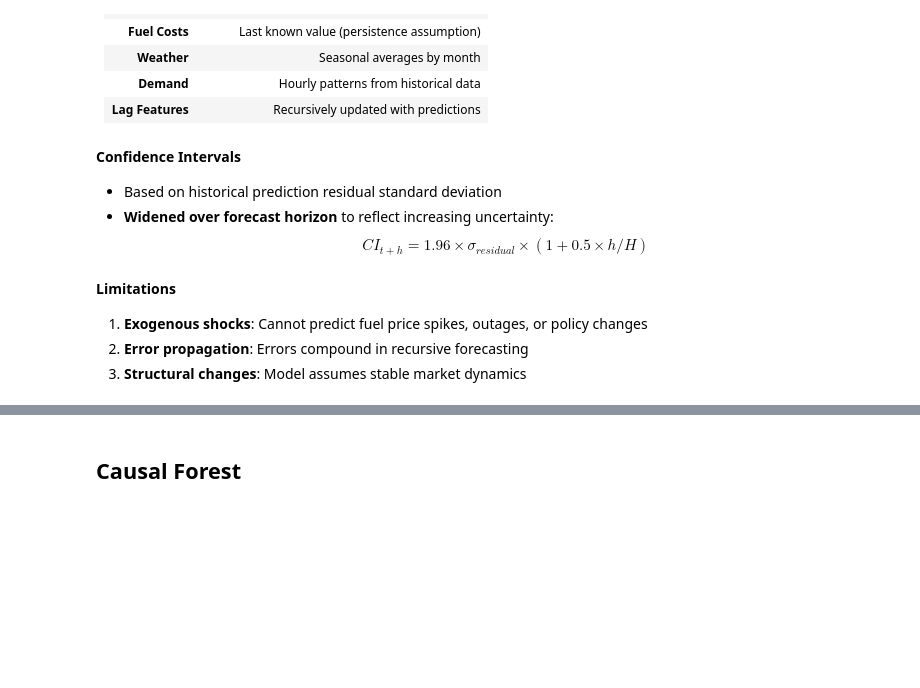
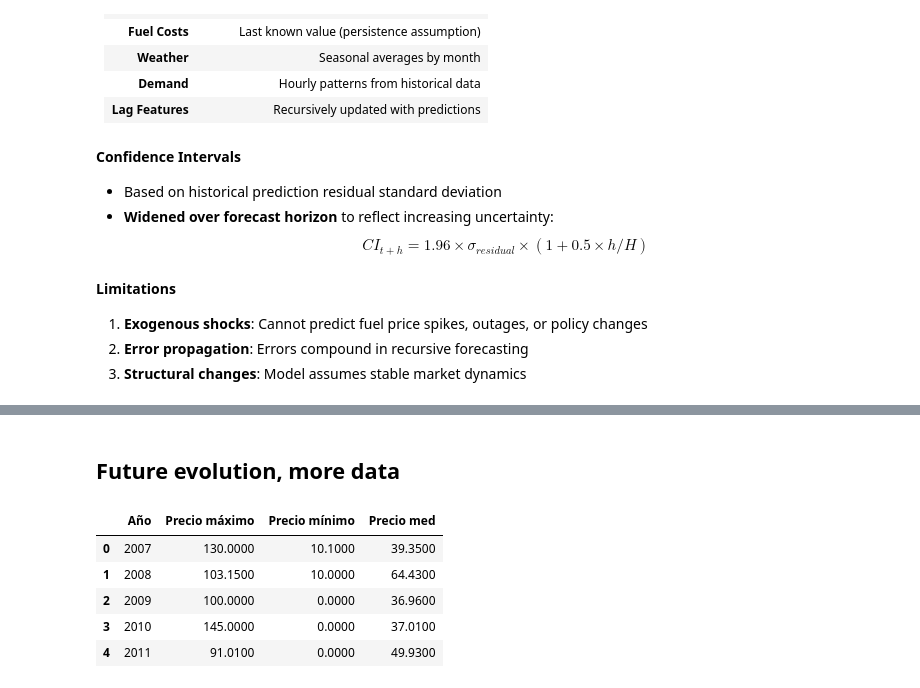
Before and after one commit to svenhominal/MGT-494_Project, a Jupyter notebook: extension_code.ipynb, the cells around one changed output, grey strips where cells are left out. Drawn from its saved outputs; the diff is of its cells as text; code cells hidden in the pictures; blank space fills up the shorter version.

```diff
--- a/extension_code.ipynb
+++ b/extension_code.ipynb
@@ -2657,0 +2660,29 @@ All 30 June 2005 days are shown.
+# %%
+# =============================================================================
+# EXAMINE DATASET: First and Last Rows (Full Display)
+# =============================================================================
+
+import pandas as pd
+pd.set_option('display.max_columns', None)
+pd.set_option('display.width', None)
+
+print("=" * 100)
+print("DATA PASSTHROUGH - FIRST AND LAST ROWS (FULL)")
+print("=" * 100)
+
+print("\n" + "=" * 50)
+print("FIRST 5 ROWS OF THE DATASET:")
+print("=" * 50)
+print(data_passthrough.head(5).to_string())
+
+print("\n" + "=" * 50)
+print("LAST 5 ROWS OF THE DATASET:")
+print("=" * 50)
+print(data_passthrough.tail(5).to_string())
+
+print("\n" + "=" * 50)
+print("DATE RANGE SUMMARY:")
+print("=" * 50)
+print(f"First observation: Year={data_passthrough['year'].iloc[0]}, Month={data_passthrough['month'].iloc[0]}, Day={data_passthrough['day'].iloc[0]}, Hour={data_passthrough['hour'].iloc[0]}")
+print(f"Last observation:  Year={data_passthrough['year'].iloc[-1]}, Month={data_passthrough['month'].iloc[-1]}, Day={data_passthrough['day'].iloc[-1]}, Hour={data_passthrough['hour'].iloc[-1]}")
+print(f"\nTotal observations: {len(data_passthrough):,}")
@@ -5703,2 +5723,13 @@ Observations per year:
-# %% [markdown]
-## Causal Forest
+# %% [markdown]
+## Future evolution, more data
+# %%
+price_years = pd.read_csv("More_data/prix_annuel_espagne.csv", sep = ";")
+
+price_years.head()
+# %% [output]
+|  | Año | Precio máximo | Precio mínimo | Precio med |
+| 0 | 2007 | 130.0000 | 10.1000 | 39.3500 |
+| 1 | 2008 | 103.1500 | 10.0000 | 64.4300 |
+| 2 | 2009 | 100.0000 | 0.0000 | 36.9600 |
+| 3 | 2010 | 145.0000 | 0.0000 | 37.0100 |
+| 4 | 2011 | 91.0100 | 0.0000 | 49.9300 |
```
Also changed, not shown: parts of 10 cells of this notebook, 2 other files.
